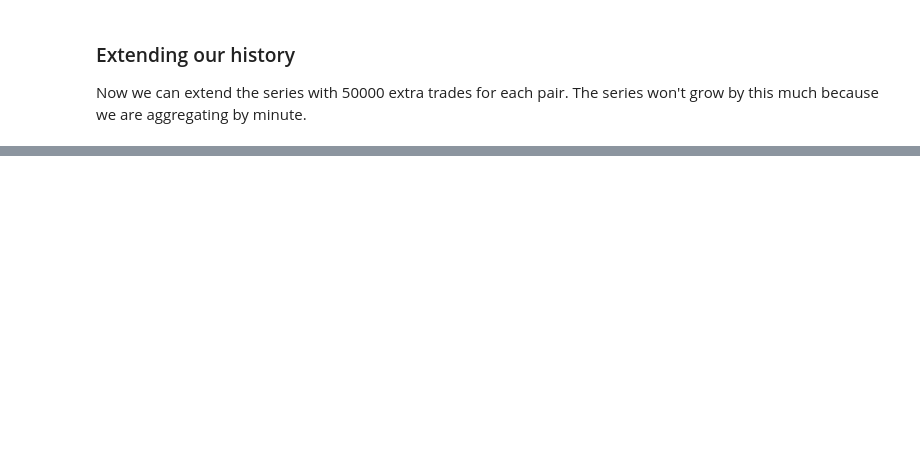
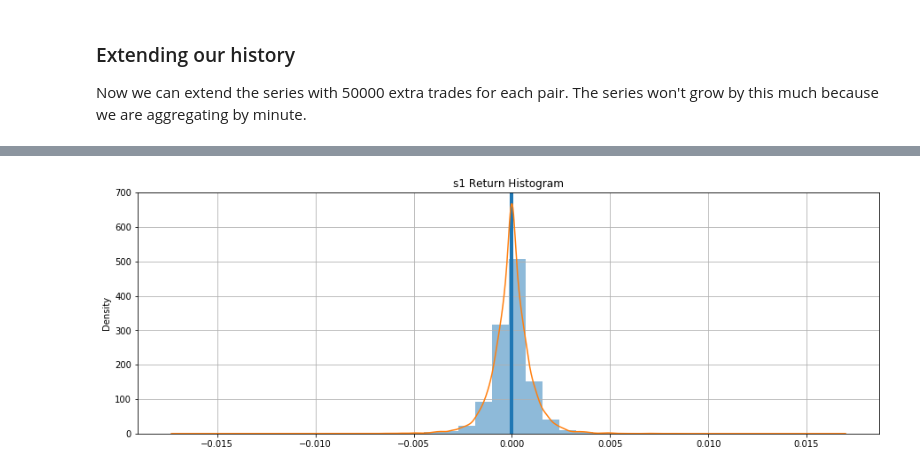
Before and after one commit to fccoelho/crypto_algo_trading, a Jupyter notebook: BT_based_backtesting.ipynb, the cells around one changed output, grey strips where cells are left out. Saved outputs shown, nothing was run; the diff lists cells and outputs as text; code cells hidden in the pictures; blank space fills up the shorter version.

```diff
--- a/BT_based_backtesting.ipynb
+++ b/BT_based_backtesting.ipynb
@@ -159,3 +168,8 @@ Avg. Up Month        -
 Avg. Down Month      -
 Win Year %           -
 Win 12m %            -
+# %%
+res.plot_histogram(alpha=0.5)
+plt.grid()
+# %% [output]
+[figure, added]
```
Also changed, not shown: parts of 15 cells of this notebook, 6 other files.
